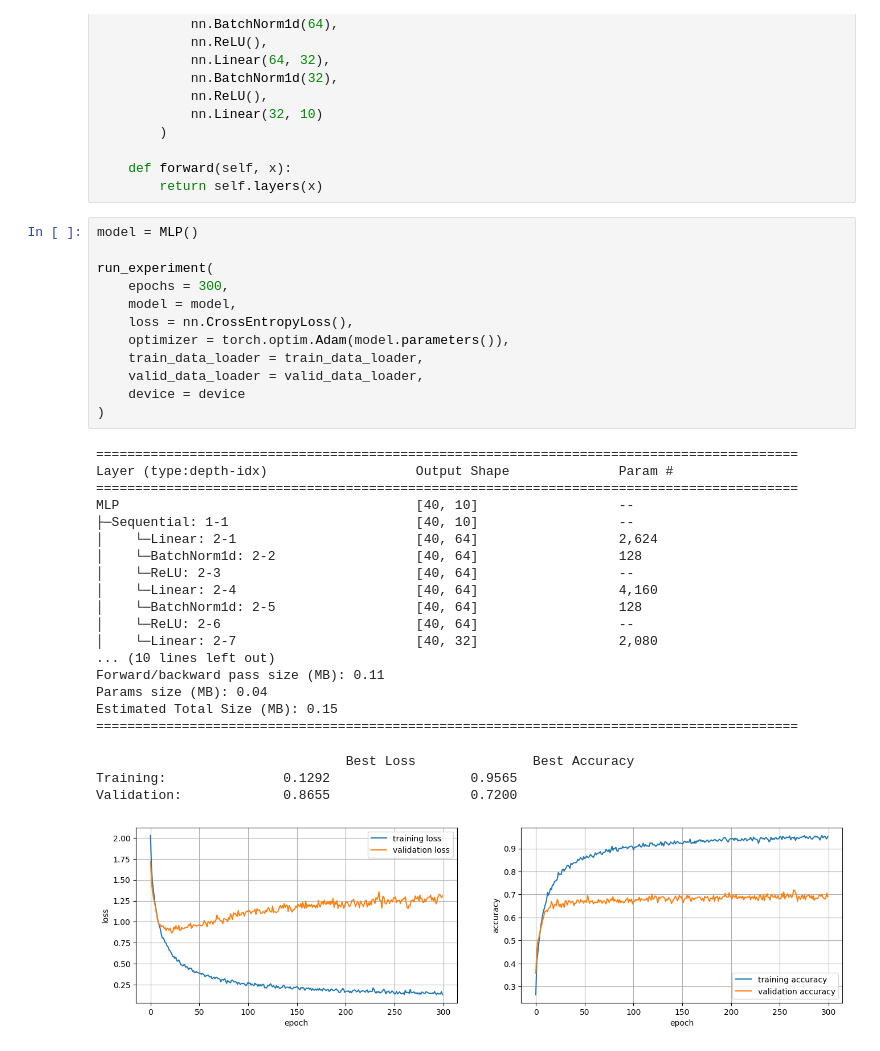
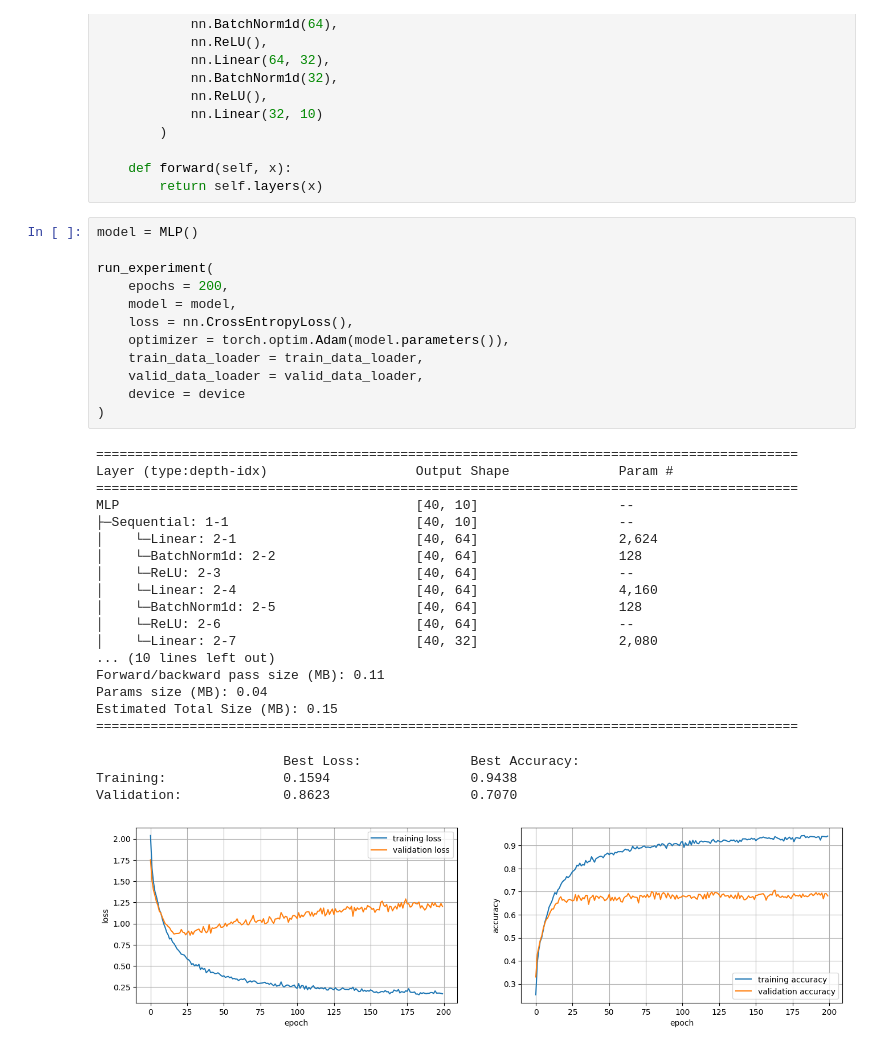
Before and after one commit to marbetschar/ZHAW-Advanced-Deep-Learning, a Jupyter notebook: Week 3/MLP-vs-KAN.ipynb, the cells around one changed output. Saved outputs shown, nothing was run; the diff lists cells and outputs as text.

```diff
--- a/Week 3/MLP-vs-KAN.ipynb
+++ b/Week 3/MLP-vs-KAN.ipynb
@@ -216,34 +216,34 @@ class MLP(nn.Module):
 # %%
 model = MLP()
 
 run_experiment(
-    epochs = 300,
+    epochs = 200,
     model = model,
     loss = nn.CrossEntropyLoss(),
     optimizer = torch.optim.Adam(model.parameters()),
     train_data_loader = train_data_loader,
     valid_data_loader = valid_data_loader,
     device = device
 )
 # %% [output]
 ==========================================================================================
 Layer (type:depth-idx)                   Output Shape              Param #
 ==========================================================================================
 MLP                                      [40, 10]                  --
 ├─Sequential: 1-1                        [40, 10]                  --
 │    └─Linear: 2-1                       [40, 64]                  2,624
 │    └─BatchNorm1d: 2-2                  [40, 64]                  128
 │    └─ReLU: 2-3                         [40, 64]                  --
 │    └─Linear: 2-4                       [40, 64]                  4,160
 │    └─BatchNorm1d: 2-5                  [40, 64]                  128
 │    └─ReLU: 2-6                         [40, 64]                  --
 │    └─Linear: 2-7                       [40, 32]                  2,080
 ... (10 lines left out)
 Forward/backward pass size (MB): 0.11
 Params size (MB): 0.04
 Estimated Total Size (MB): 0.15
 ==========================================================================================
-                                Best Loss               Best Accuracy
-Training:               0.1292                  0.9565
-Validation:             0.8655                  0.7200
+                        Best Loss:              Best Accuracy:
+Training:               0.1594                  0.9438
+Validation:             0.8623                  0.7070
-[figure, old version]
+[figure, new version]
```
Also changed, not shown: parts of 1 cell of this notebook.
